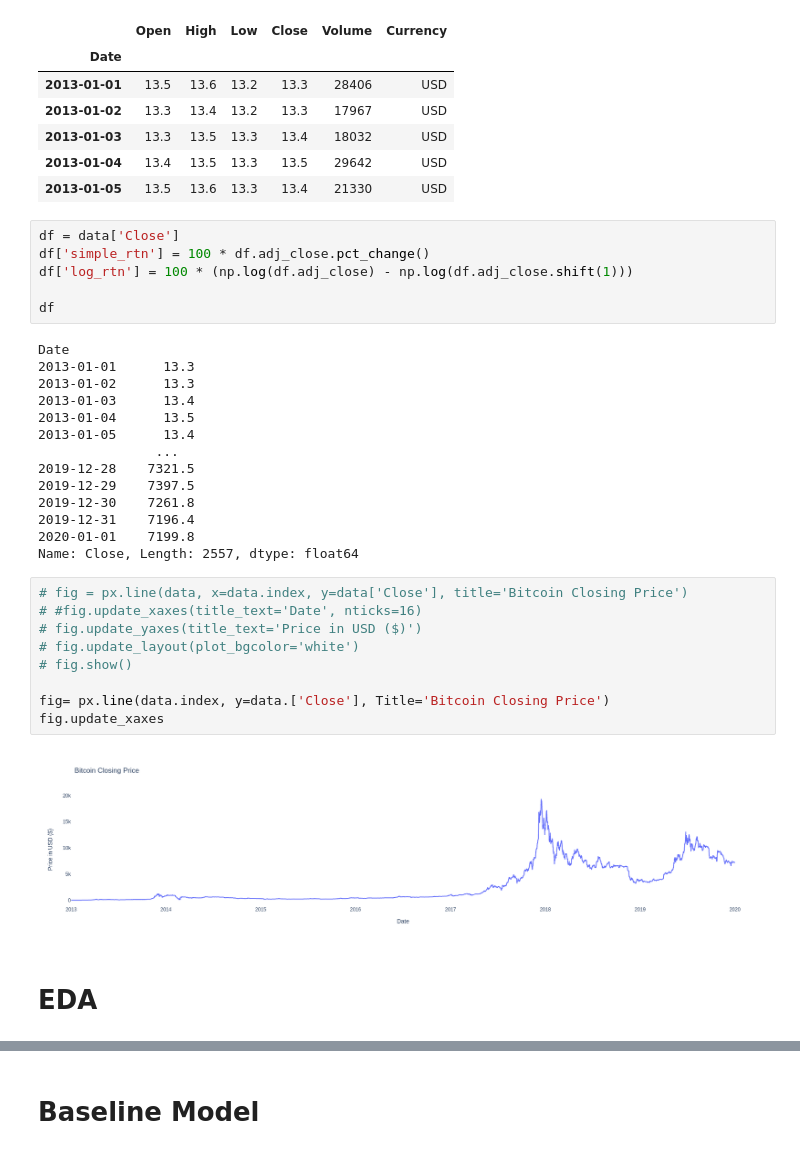
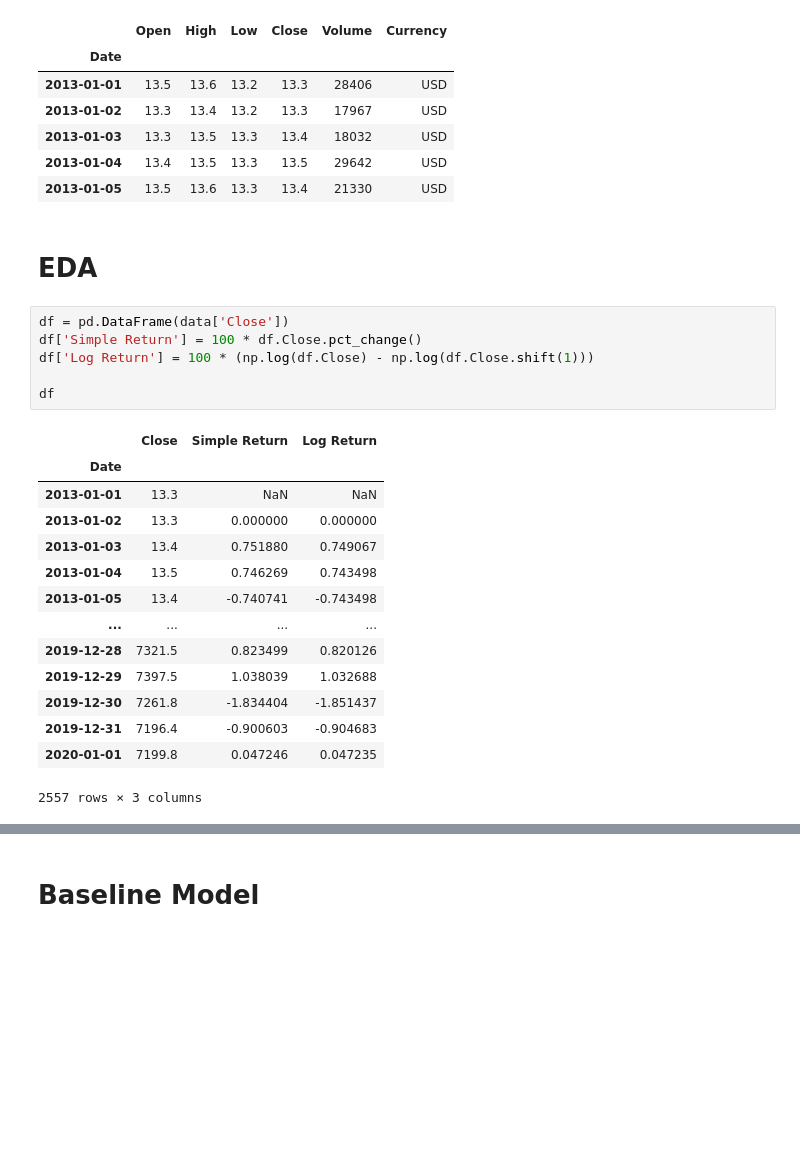
Before and after one commit to Rhuck1/Bitcoin-Price-Analysis, a Jupyter notebook: capstone_2_rough_draft.ipynb, the cells around one changed output, grey strips where cells are left out. Drawn from its saved outputs; the diff is of its cells as text; blank space fills up the shorter version.

```diff
--- a/capstone_2_rough_draft.ipynb
+++ b/capstone_2_rough_draft.ipynb
@@ -145,36 +150,26 @@ data.head()
 | 2013-01-03 | 13.3 | 13.5 | 13.3 | 13.4 | 18032 | USD |
 | 2013-01-04 | 13.4 | 13.5 | 13.3 | 13.5 | 29642 | USD |
 | 2013-01-05 | 13.5 | 13.6 | 13.3 | 13.4 | 21330 | USD |
-# %%
-df = data['Close']
-df['simple_rtn'] = 100 * df.adj_close.pct_change()
-df['log_rtn'] = 100 * (np.log(df.adj_close) - np.log(df.adj_close.shift(1)))
-
-df
-# %% [output]
-Date
-2013-01-01      13.3
-2013-01-02      13.3
-2013-01-03      13.4
-2013-01-04      13.5
-2013-01-05      13.4
-               ...
-2019-12-28    7321.5
-2019-12-29    7397.5
-2019-12-30    7261.8
-2019-12-31    7196.4
-2020-01-01    7199.8
-Name: Close, Length: 2557, dtype: float64
-# %%
-# fig = px.line(data, x=data.index, y=data['Close'], title='Bitcoin Closing Price')
-# #fig.update_xaxes(title_text='Date', nticks=16)
-# fig.update_yaxes(title_text='Price in USD ($)')
-# fig.update_layout(plot_bgcolor='white')
-# fig.show()
-
-fig= px.line(data.index, y=data.['Close'], Title='Bitcoin Closing Price')
-fig.update_xaxes
-# %% [output]
-[figure, removed]
 # %% [markdown]
 # EDA
+# %%
+df = pd.DataFrame(data['Close'])
+df['Simple Return'] = 100 * df.Close.pct_change()
+df['Log Return'] = 100 * (np.log(df.Close) - np.log(df.Close.shift(1)))
+
+df
+# %% [output]
+|  | Close | Simple Return | Log Return |
+| Date |  |  |  |
+| 2013-01-01 | 13.3 | NaN | NaN |
+| 2013-01-02 | 13.3 | 0.000000 | 0.000000 |
+| 2013-01-03 | 13.4 | 0.751880 | 0.749067 |
+| 2013-01-04 | 13.5 | 0.746269 | 0.743498 |
+| 2013-01-05 | 13.4 | -0.740741 | -0.743498 |
+| ... | ... | ... | ... |
+| 2019-12-28 | 7321.5 | 0.823499 | 0.820126 |
+| 2019-12-29 | 7397.5 | 1.038039 | 1.032688 |
+| 2019-12-30 | 7261.8 | -1.834404 | -1.851437 |
+| 2019-12-31 | 7196.4 | -0.900603 | -0.904683 |
+| 2020-01-01 | 7199.8 | 0.047246 | 0.047235 |
+2557 rows × 3 columns
```
Also changed, not shown: parts of 2 cells of this notebook.
